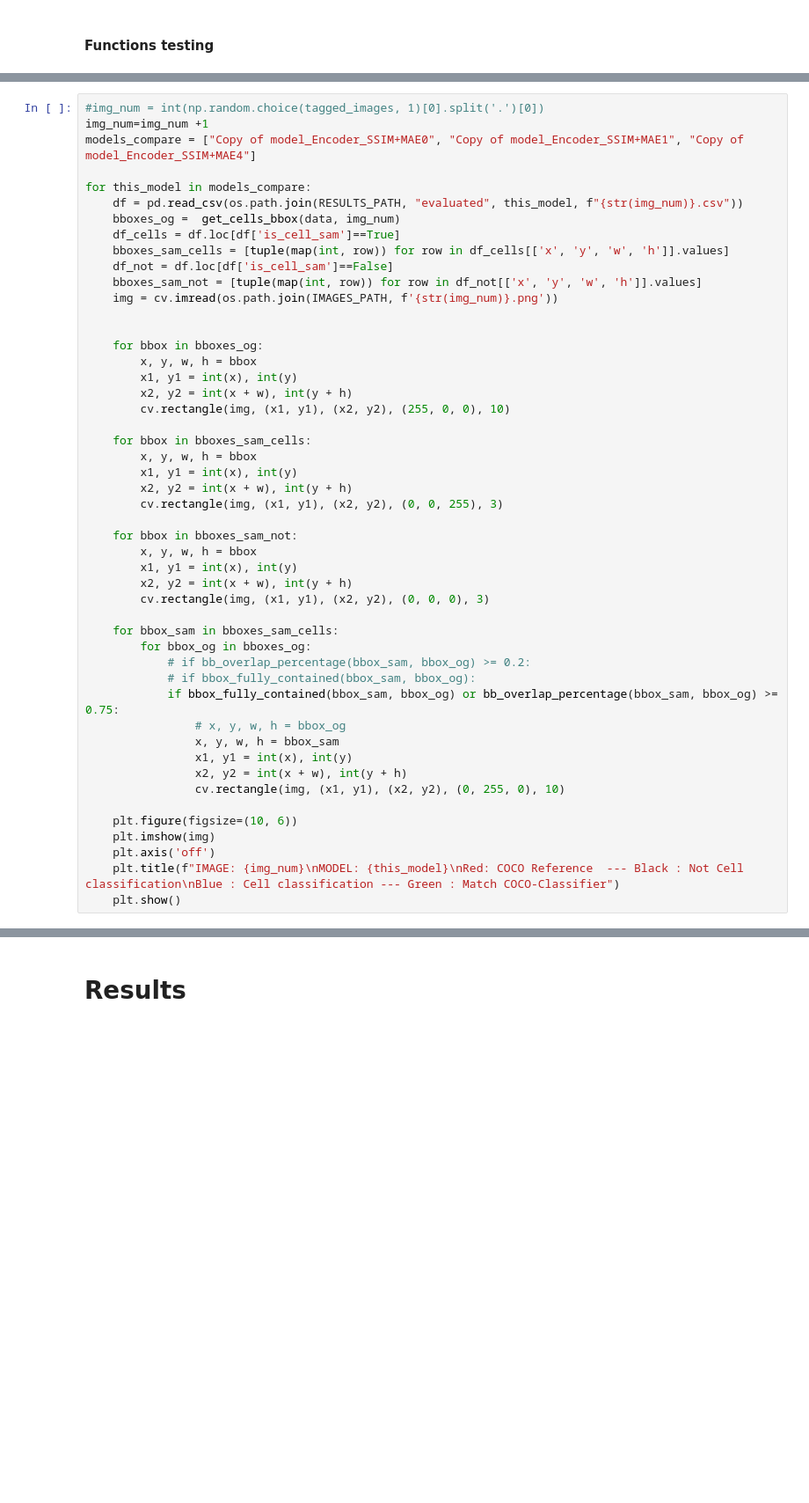
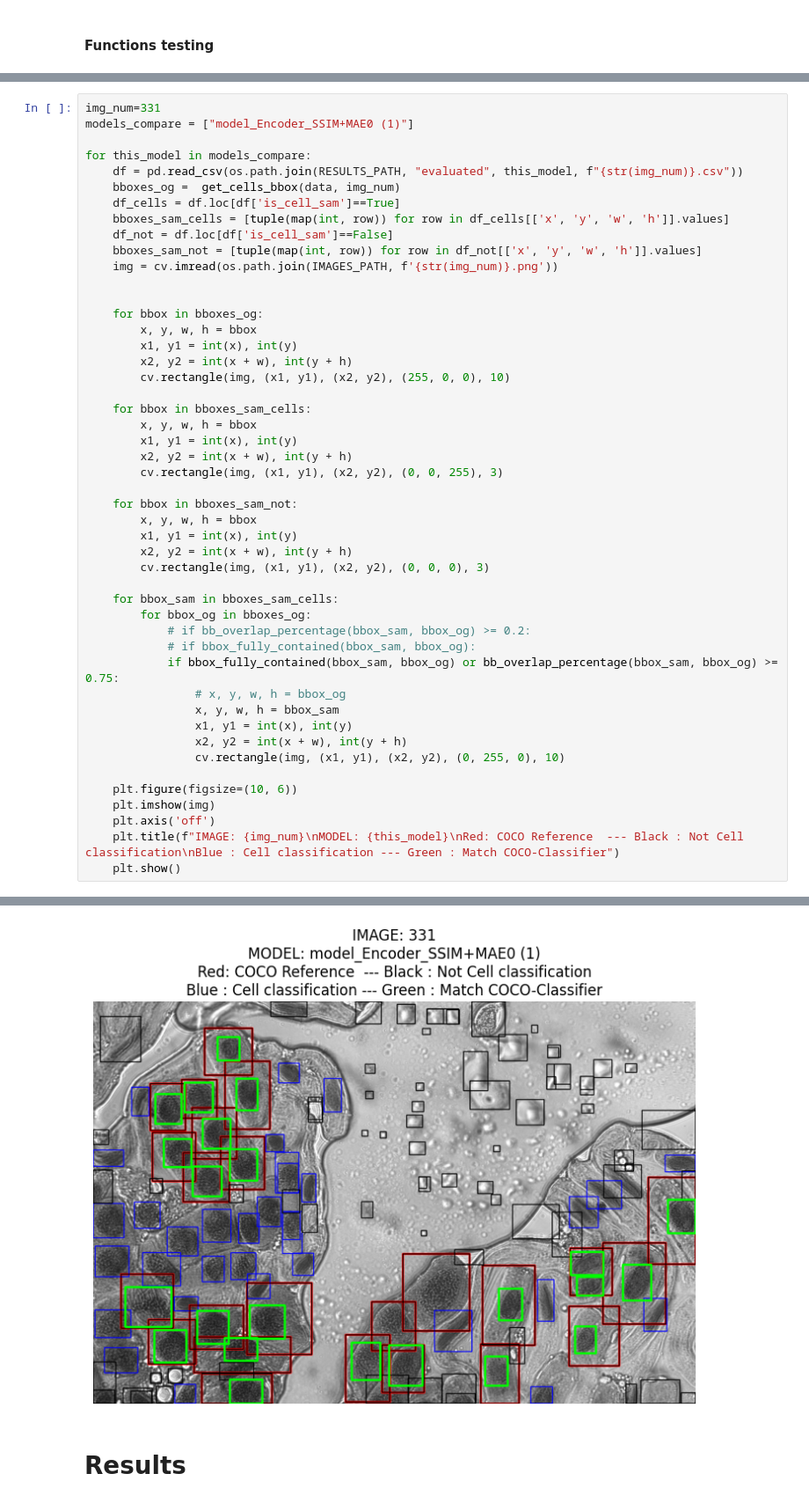
Before and after one commit to RawthiL/giar_ina_dev, a Jupyter notebook: notebooks/result_analysis/clasiffy_df.ipynb, the cells around one changed output, grey strips where cells are left out. Shown at 88% size. Drawn from its saved outputs; the diff is of its cells as text; blank space fills up the shorter version.

```diff
--- a/notebooks/result_analysis/clasiffy_df.ipynb
+++ b/notebooks/result_analysis/clasiffy_df.ipynb
@@ -349,7 +333,6 @@ img_num=331
 # %%
-#img_num = int(np.random.choice(tagged_images, 1)[0].split('.')[0])
-img_num=img_num +1
-models_compare = ["Copy of model_Encoder_SSIM+MAE0", "Copy of model_Encoder_SSIM+MAE1", "Copy of model_Encoder_SSIM+MAE4"]
+img_num=331
+models_compare = ["model_Encoder_SSIM+MAE0 (1)"]
 
 for this_model in models_compare:
     df = pd.read_csv(os.path.join(RESULTS_PATH, "evaluated", this_model, f"{str(img_num)}.csv"))
@@ -400,3 +382,4 @@ FileNotFoundError: [Errno 2] No such file or directory: '/home/lucas/code/LucasM
+[figure, added]
 # %% [markdown]
 # Results
 # %%
```
Also changed, not shown: parts of 7 cells of this notebook, 6 other files.
